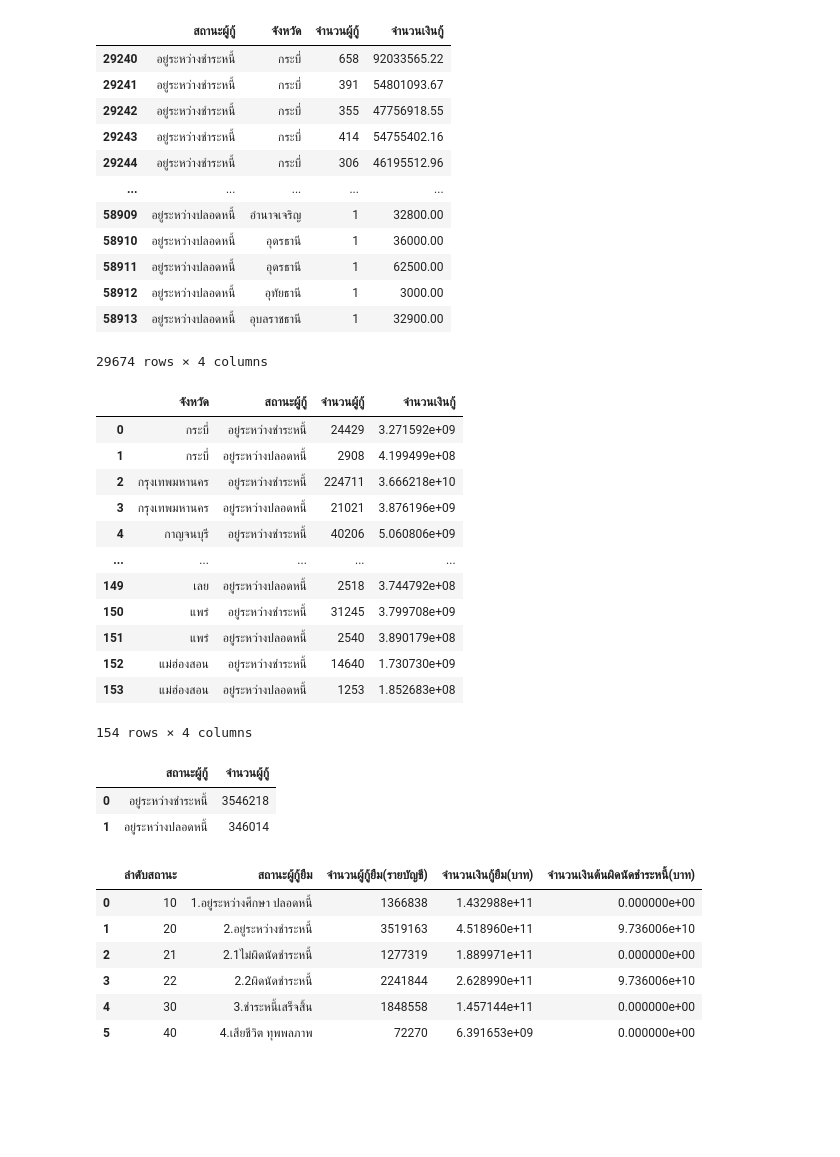
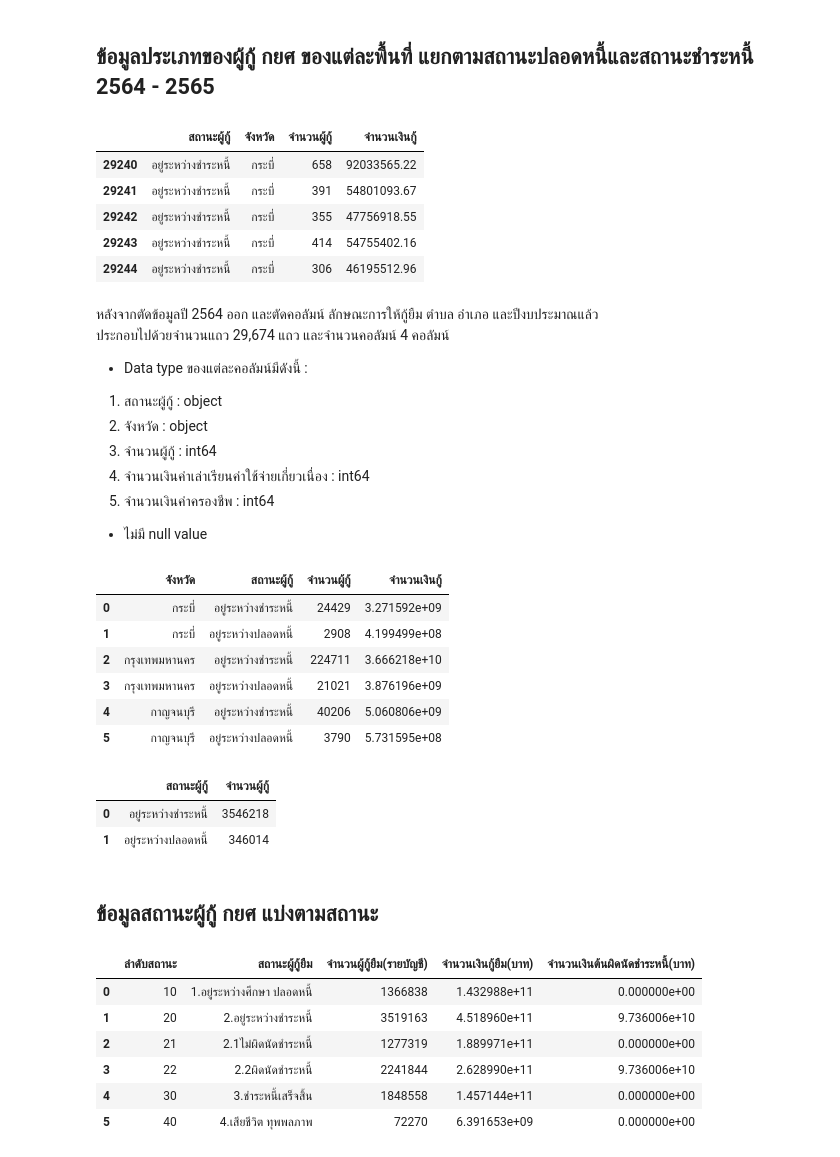
Before and after one commit to purachai-phonwisut/student-loan-analysis, a Jupyter notebook: notebook/owen.ipynb, the cells around one changed output. Drawn from its saved outputs; the diff is of its cells as text; code cells hidden in the pictures; blank space fills up the shorter version.

```diff
--- a/notebook/owen.ipynb
+++ b/notebook/owen.ipynb
@@ -129,24 +67,34 @@ df_payer
+# %% [markdown]
+## ข้อมูลประเภทของผู้กู้ กยศ ของแต่ละพื้นที่ แยกตามสถานะปลอดหนี้และสถานะชำระหนี้ 2564 - 2565
 # %%
+df_payer = pd.read_excel(url_payer)
 df_payer = df_payer[df_payer['ปีงบประมาณ'] != 2564]
 df_payer = df_payer.drop(['ลักษณะการให้กู้ยืม','ตำบล','อำเภอ','ปีงบประมาณ'],axis=1)
-df_payer
+df_payer.head()
 # %% [output]
 |  | สถานะผู้กู้ | จังหวัด | จำนวนผู้กู้ | จำนวนเงินกู้ |
 | 29240 | อยู่ระหว่างชำระหนี้ | กระบี่ | 658 | 92033565.22 |
 | 29241 | อยู่ระหว่างชำระหนี้ | กระบี่ | 391 | 54801093.67 |
 | 29242 | อยู่ระหว่างชำระหนี้ | กระบี่ | 355 | 47756918.55 |
 | 29243 | อยู่ระหว่างชำระหนี้ | กระบี่ | 414 | 54755402.16 |
 | 29244 | อยู่ระหว่างชำระหนี้ | กระบี่ | 306 | 46195512.96 |
-| ... | ... | ... | ... | ... |
-| 58909 | อยู่ระหว่างปลอดหนี้ | อำนาจเจริญ | 1 | 32800.00 |
-| 58910 | อยู่ระหว่างปลอดหนี้ | อุดรธานี | 1 | 36000.00 |
-| 58911 | อยู่ระหว่างปลอดหนี้ | อุดรธานี | 1 | 62500.00 |
-| 58912 | อยู่ระหว่างปลอดหนี้ | อุทัยธานี | 1 | 3000.00 |
-| 58913 | อยู่ระหว่างปลอดหนี้ | อุบลราชธานี | 1 | 32900.00 |
-29674 rows × 4 columns
+# %% [markdown]
+หลังจากตัดข้อมูลปี 2564 ออก และตัดคอลัมน์ ลักษณะการให้กู้ยืม ตำบล อำเภอ และปีงบประมาณแล้ว\
+ประกอบไปด้วยจำนวนแถว 29,674 แถว และจำนวนคอลัมน์ 4 คอลัมน์
+
+* Data type ของแต่ละคอลัมน์มีดังนี้ :
+1. สถานะผู้กู้ : object
+5. จังหวัด : object
+6. จำนวนผู้กู้ : int64
+7. จำนวนเงินค่าเล่าเรียนค่าใช้จ่ายเกี่ยวเนื่อง : int64
+8. จำนวนเงินค่าครองชีพ : int64
+
+* ไม่มี null value
 # %%
+# จัดกลุ่มข้อมูลแยกตามจังหวัดและสถานะผู้กู้
+
 grouped_df_payer = df_payer.groupby(['จังหวัด','สถานะผู้กู้']).sum().reset_index()
-grouped_df_payer
+grouped_df_payer.head(6)
 # %% [output]
 |  | จังหวัด | สถานะผู้กู้ | จำนวนผู้กู้ | จำนวนเงินกู้ |
 | 0 | กระบี่ | อยู่ระหว่างชำระหนี้ | 24429 | 3.271592e+09 |
@@ -154,11 +102,5 @@ grouped_df_payer
 | 2 | กรุงเทพมหานคร | อยู่ระหว่างชำระหนี้ | 224711 | 3.666218e+10 |
 | 3 | กรุงเทพมหานคร | อยู่ระหว่างปลอดหนี้ | 21021 | 3.876196e+09 |
 | 4 | กาญจนบุรี | อยู่ระหว่างชำระหนี้ | 40206 | 5.060806e+09 |
-| ... | ... | ... | ... | ... |
-| 149 | เลย | อยู่ระหว่างปลอดหนี้ | 2518 | 3.744792e+08 |
-| 150 | แพร่ | อยู่ระหว่างชำระหนี้ | 31245 | 3.799708e+09 |
-| 151 | แพร่ | อยู่ระหว่างปลอดหนี้ | 2540 | 3.890179e+08 |
-| 152 | แม่ฮ่องสอน | อยู่ระหว่างชำระหนี้ | 14640 | 1.730730e+09 |
-| 153 | แม่ฮ่องสอน | อยู่ระหว่างปลอดหนี้ | 1253 | 1.852683e+08 |
+| 5 | กาญจนบุรี | อยู่ระหว่างปลอดหนี้ | 3790 | 5.731595e+08 |
-154 rows × 4 columns
 # %%
@@ -168,6 +112,8 @@ summed_df_payer
 |  | สถานะผู้กู้ | จำนวนผู้กู้ |
 | 0 | อยู่ระหว่างชำระหนี้ | 3546218 |
 | 1 | อยู่ระหว่างปลอดหนี้ | 346014 |
+# %% [markdown]
+## ข้อมูลสถานะผู้กู้ กยศ แบ่งตามสถานะ
 # %%
 df_status = pd.read_excel(url_status)
 df_status
```
Also changed, not shown: parts of 26 cells of this notebook.
